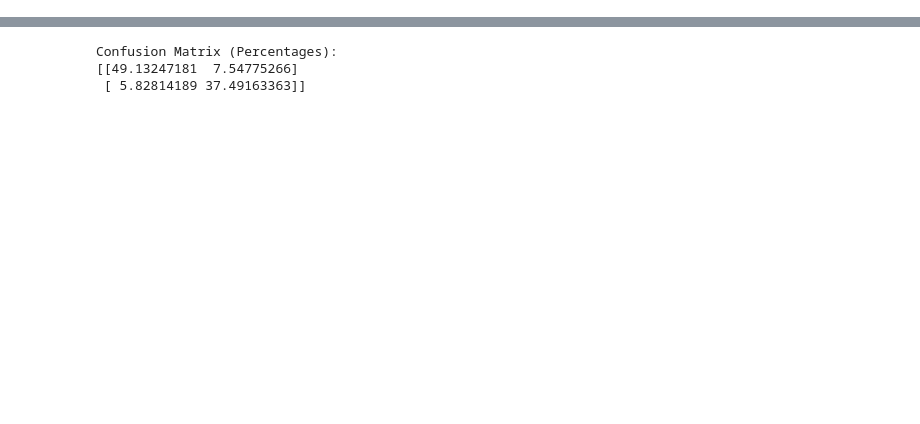
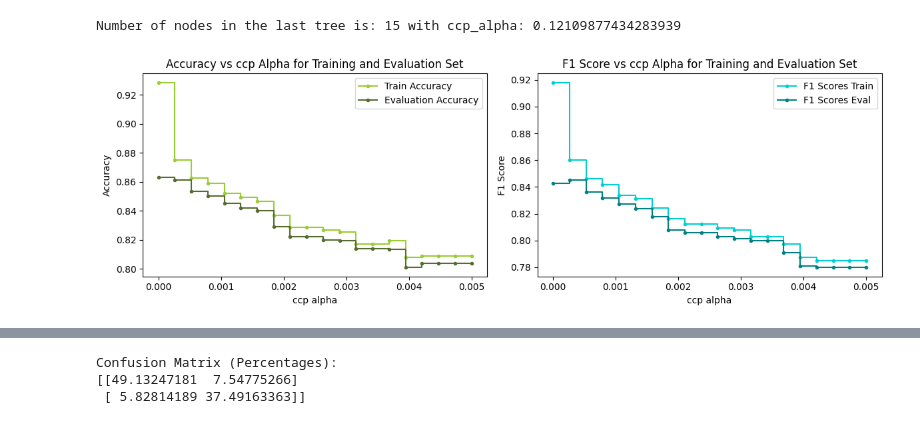
Before and after one commit to AndreasJeppesen/DataScience_24_exam, a Jupyter notebook: data_science24_exam.ipynb, the cells around one changed output, grey strips where cells are left out. Drawn from its saved outputs; the diff is of its cells as text; code cells hidden in the pictures; blank space fills up the shorter version.

```diff
--- a/XGBoost.ipynb
+++ b/data_science24_exam.ipynb
@@ -385,0 +287,54 @@ accuracy_score(dt_classifier_final.predict(X_eval),y_eval)
+# %%
+
+
+clfs = []
+
+# do a test and train split within the training data
+X_trains, X_tests, y_trains, y_tests = train_test_split(X_train, y_train, train_size=.5)
+
+alpas = np.linspace(0, 0.005, 20) # make a grid of ccp alpas to test
+for ccp_alpha in alpas:
+    clf = DecisionTreeClassifier(random_state=0, ccp_alpha=ccp_alpha,class_weight='balanced')
+    clf.fit(X_trains, y_trains)
+    clfs.append(clf)
+print(
+    "Number of nodes in the last tree is: {} with ccp_alpha: {}".format(
+        clfs[-1].tree_.node_count, ccp_alphas[-1]
+    )
+)
+# %% [output]
+Number of nodes in the last tree is: 15 with ccp_alpha: 0.12109877434283939
+# %%
+
+train_scores = [clf.score(X_train, y_train) for clf in clfs]
+evaluation_scores = [clf.score(X_eval, y_eval) for clf in clfs]
+f1_scores_train = [f1_score(clf.predict(X_train), y_train) for clf in clfs]
+f1_scores_eval = [f1_score(clf.predict(X_eval), y_eval) for clf in clfs]
+
+# Create a figure and axes for subplots
+fig, axes = plt.subplots(1, 2, figsize=(12, 4))
+
+# Plot train_scores and evaluation_scores together
+axes[0].plot(alpas, train_scores, marker="o",markersize=3, label="Train Accuracy", drawstyle="steps-post",color='yellowgreen')
+axes[0].plot(alpas, evaluation_scores, marker="o", markersize=3,label="Evaluation Accuracy", drawstyle="steps-post",color='darkolivegreen')
+axes[0].set_xlabel("ccp alpha")
+axes[0].set_ylabel("Accuracy")
+axes[0].set_title("Accuracy vs ccp Alpha for Training and Evaluation Set")
+axes[0].legend()
+
+# Plot f1_scores_train and f1_scores_eval together
+axes[1].plot(alpas, f1_scores_train, marker="o", markersize=3, label="F1 Scores Train", drawstyle="steps-post", color = 'darkturquoise')
+axes[1].plot(alpas, f1_scores_eval, marker="o",markersize=3, label="F1 Scores Eval", drawstyle="steps-post", color = 'teal')
+axes[1].set_xlabel("ccp alpha")
+axes[1].set_ylabel("F1 Score")
+axes[1].set_title("F1 Score vs ccp Alpha for Training and Evaluation Set")
+axes[1].legend()
+
+
+# Adjust layout
+plt.tight_layout()
+
+# Show plot
+plt.show()
+# %% [output]
+[figure, added]
```
Also changed, not shown: parts of 52 cells of this notebook, 1 other file.
